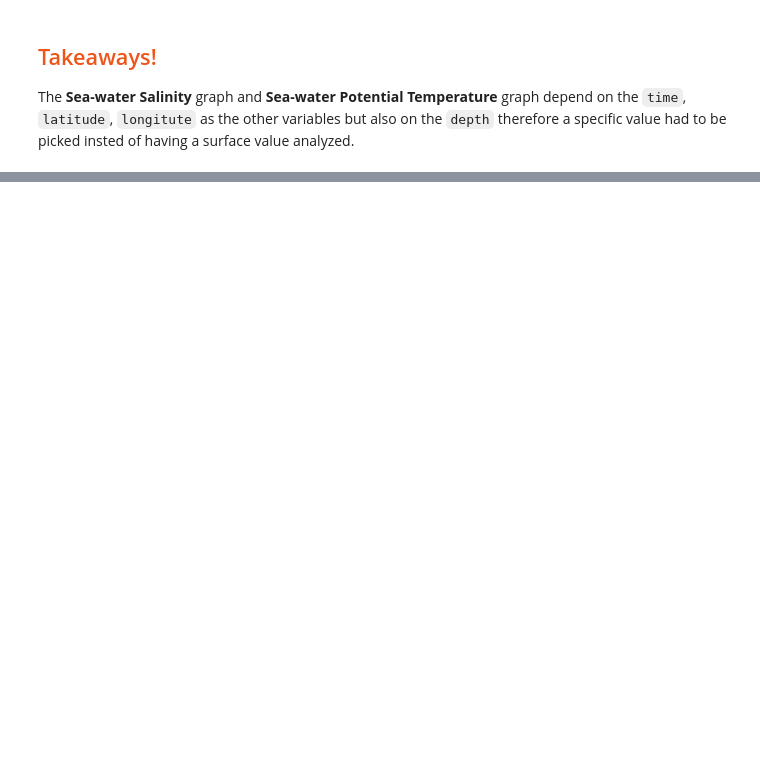
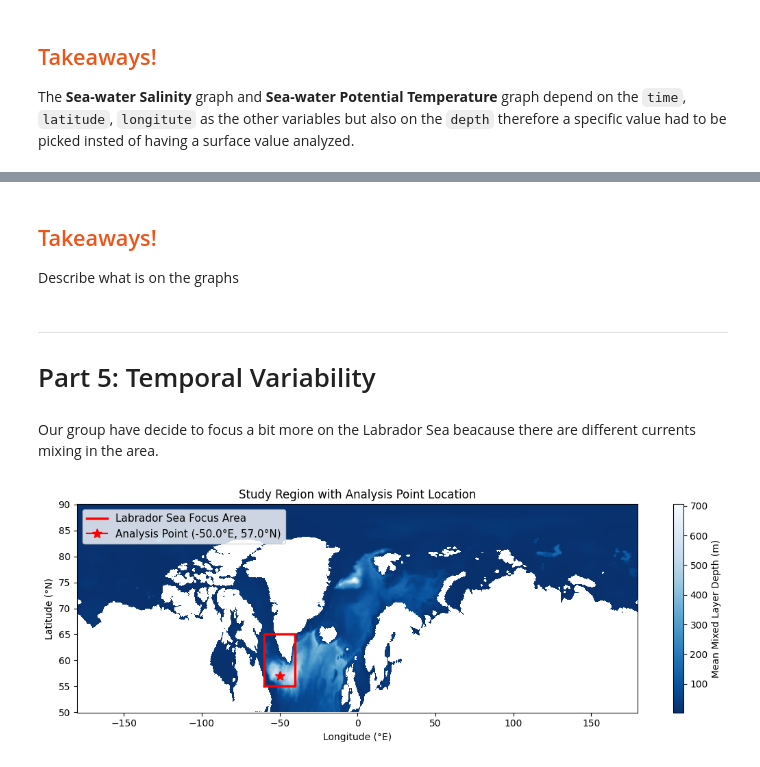
Before and after one commit to natslimak/OceanCourses, a Jupyter notebook: DigitalOcean/Assignment_2/Script.ipynb, the cells around one changed output, grey strips where cells are left out. Drawn from its saved outputs; the diff is of its cells as text; code cells hidden in the pictures; blank space fills up the shorter version.

```diff
--- a/DigitalOcean/Assignment_2/Script.ipynb
+++ b/DigitalOcean/Assignment_2/Script.ipynb
@@ -188,0 +225,48 @@ The **Sea-water Salinity** graph and **Sea-water Potential Temperature** graph d
+# %% [markdown]
+## <span style="color:#ED551A;">Takeaways!</span>
+Describe what is on the graphs
+# %% [markdown]
+---
+# Part 5: Temporal Variability
+# %% [markdown]
+Our group have decide to focus a bit more on the Labrador Sea beacause there are different currents mixing in the area.
+# %%
+# ===== Plot the study region with the analysis point marked ======
+
+def plot_study_region(ds, lon_point=-50.0, lat_point=57.0):
+    """ Plot the study region from the dataset with the analysis point marked. """
+
+    region_bounds = {'lon_min': -60, 'lon_max': -40, 'lat_min': 55, 'lat_max': 65}
+
+    # Get mean sea ice concentration as background
+    mlotst_mean = ds['mlotst'].mean(dim='time', skipna=True)
+
+    plt.figure(figsize=(11, 4))
+
+    # Plot background variable as context
+    mlotst_mean.plot(cmap='Blues_r', cbar_kwargs={'label': 'Mean Mixed Layer Depth (m)'})
+
+    # Plot Labrador Sea region box
+    rect_lon = [region_bounds['lon_min'], region_bounds['lon_max'],
+                region_bounds['lon_max'], region_bounds['lon_min'],
+                region_bounds['lon_min']]
+    rect_lat = [region_bounds['lat_min'], region_bounds['lat_min'],
+                region_bounds['lat_max'], region_bounds['lat_max'],
+                region_bounds['lat_min']]
+    plt.plot(rect_lon, rect_lat, 'r-', linewidth=2.5, label='Labrador Sea Focus Area')
+
+    # Mark the analysis point
+    plt.plot(lon_point, lat_point, marker='*', markersize=10, color='red',
+             label=f'Analysis Point ({lon_point}°E, {lat_point}°N)', zorder=5)
+
+    plt.xlabel('Longitude (°E)')
+    plt.ylabel('Latitude (°N)')
+    plt.title('Study Region with Analysis Point Location')
+    plt.legend(loc='upper left', fontsize=11)
+    plt.tight_layout()
+    plt.show()
+
+# Plot the study region
+plot_study_region(ds, lon_point=-50.0, lat_point=57.0)
+# %% [output]
+[figure, added]
```
Also changed, not shown: parts of 34 cells of this notebook, 2 other files.
